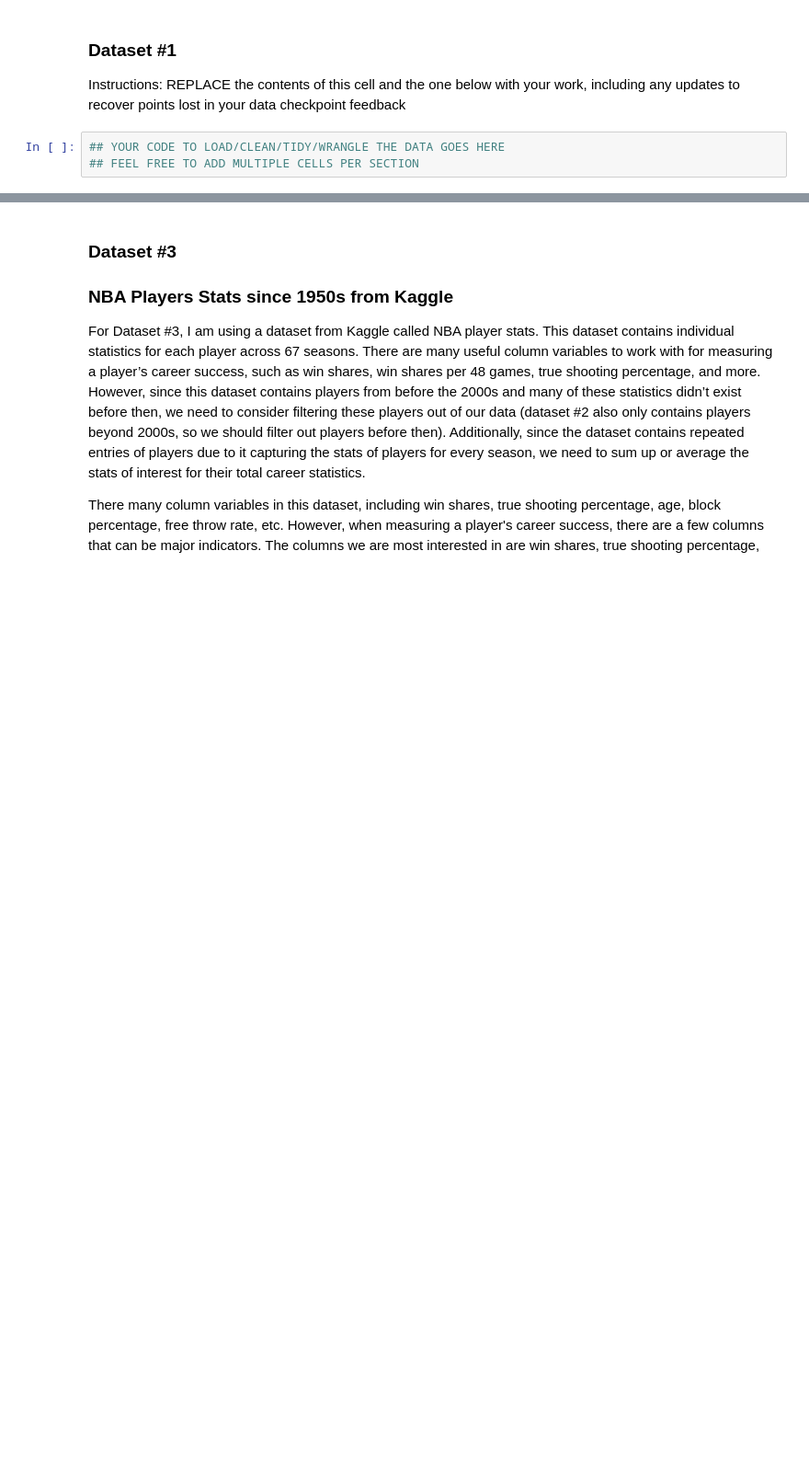
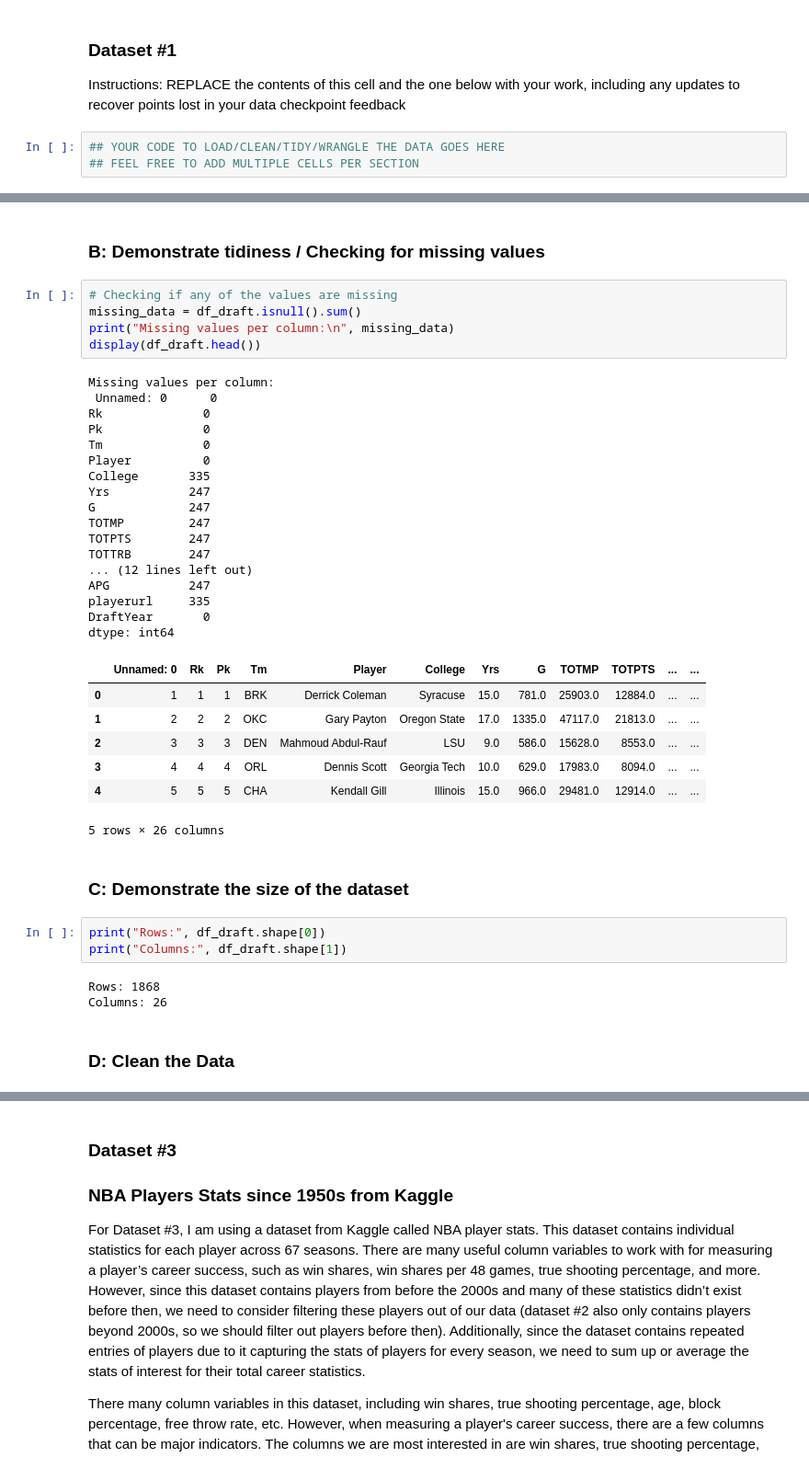
Before and after one commit to COGS108/Group010_WI26, a Jupyter notebook: 02-EDACheckpoint.ipynb, the cells around one changed output, grey strips where cells are left out. Shown at 92% size. Cells and saved outputs as stored; diff of their text form; blank space fills up the shorter version.

```diff
--- a/02-EDACheckpoint.ipynb
+++ b/02-EDACheckpoint.ipynb
@@ -103,0 +137,42 @@ Instructions: REPLACE the contents of this cell and the one below with your work
+# %% [markdown]
+### B: Demonstrate tidiness / Checking for missing values
+# %%
+# Checking if any of the values are missing
+missing_data = df_draft.isnull().sum()
+print("Missing values per column:\n", missing_data)
+display(df_draft.head())
+# %% [output]
+Missing values per column:
+ Unnamed: 0      0
+Rk              0
+Pk              0
+Tm              0
+Player          0
+College       335
+Yrs           247
+G             247
+TOTMP         247
+TOTPTS        247
+TOTTRB        247
+... (12 lines left out)
+APG           247
+playerurl     335
+DraftYear       0
+dtype: int64
+|  | Unnamed: 0 | Rk | Pk | Tm | Player | College | Yrs | G | TOTMP | TOTPTS | ... | ... |
+| 0 | 1 | 1 | 1 | BRK | Derrick Coleman | Syracuse | 15.0 | 781.0 | 25903.0 | 12884.0 | ... | ... |
+| 1 | 2 | 2 | 2 | OKC | Gary Payton | Oregon State | 17.0 | 1335.0 | 47117.0 | 21813.0 | ... | ... |
+| 2 | 3 | 3 | 3 | DEN | Mahmoud Abdul-Rauf | LSU | 9.0 | 586.0 | 15628.0 | 8553.0 | ... | ... |
+| 3 | 4 | 4 | 4 | ORL | Dennis Scott | Georgia Tech | 10.0 | 629.0 | 17983.0 | 8094.0 | ... | ... |
+| 4 | 5 | 5 | 5 | CHA | Kendall Gill | Illinois | 15.0 | 966.0 | 29481.0 | 12914.0 | ... | ... |
+5 rows × 26 columns
+# %% [markdown]
+### C: Demonstrate the size of the dataset
+# %%
+print("Rows:", df_draft.shape[0])
+print("Columns:", df_draft.shape[1])
+# %% [output]
+Rows: 1868
+Columns: 26
+# %% [markdown]
+### D: Clean the Data
```
Also changed, not shown: parts of 28 cells of this notebook.
